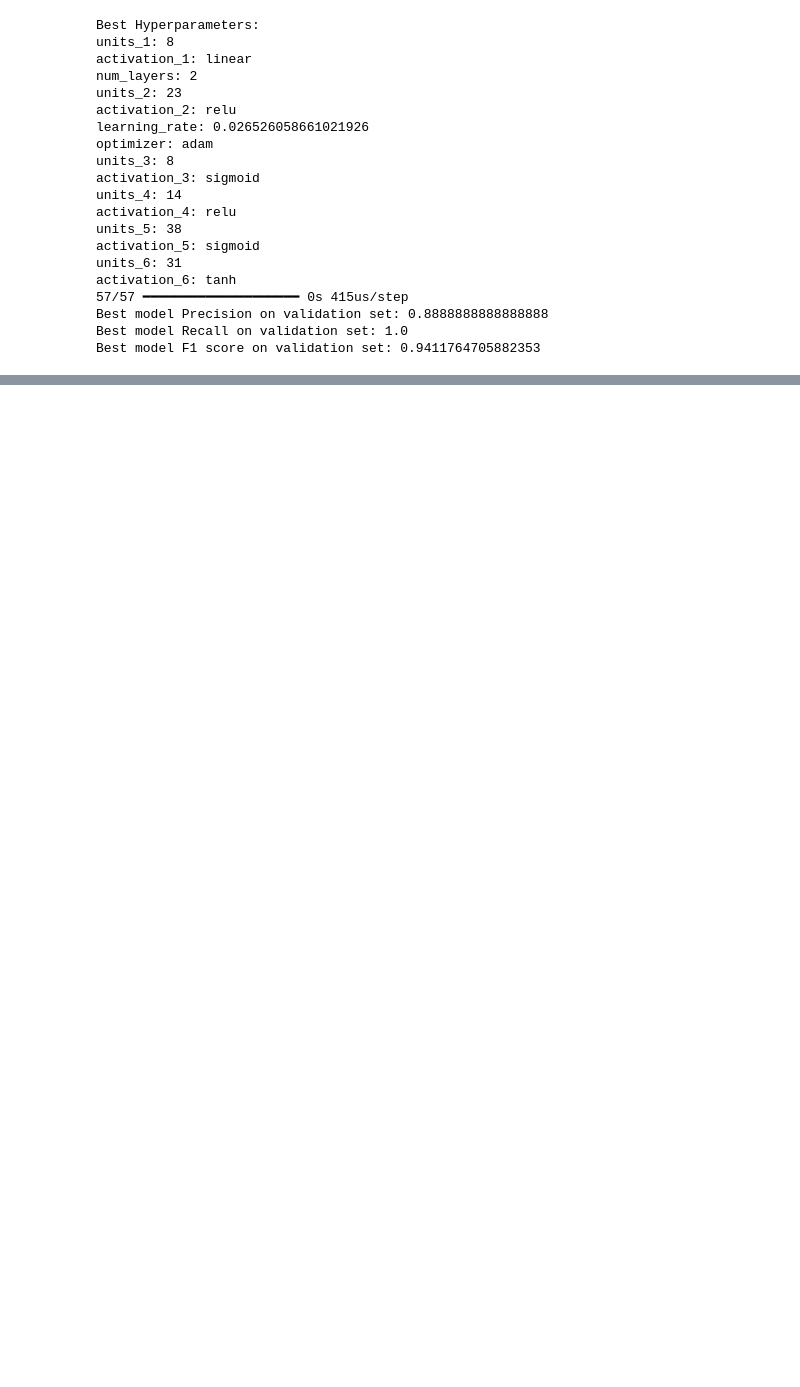
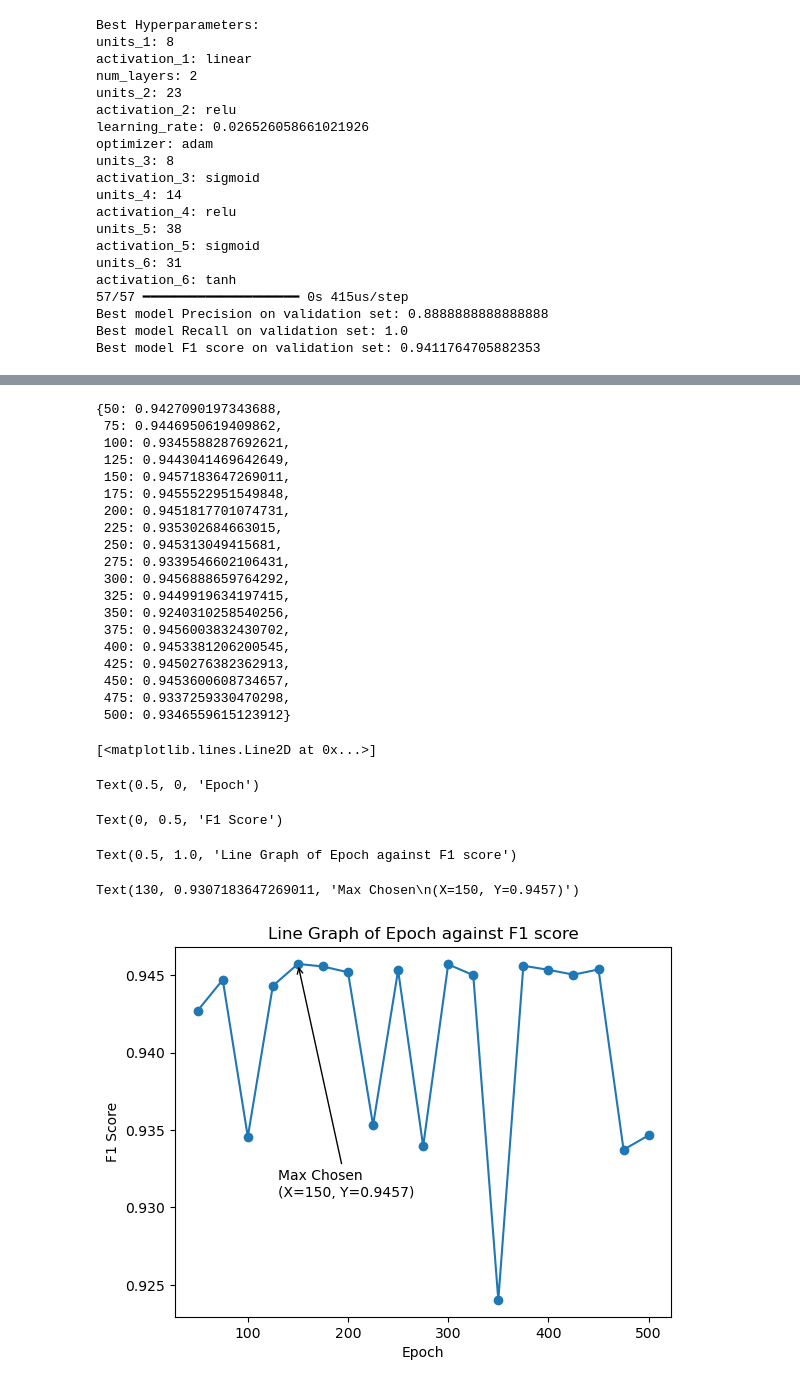
Before and after one commit to calebang/DSA312, a Jupyter notebook: Project_Part2/Neural_Network.ipynb, the cells around one changed output, grey strips where cells are left out. Drawn from its saved outputs; the diff is of its cells as text; code cells hidden in the pictures; blank space fills up the shorter version.

```diff
--- a/Project_Part2/Neural_Network.ipynb
+++ b/Project_Part2/Neural_Network.ipynb
@@ -122,4 +109,5 @@ F1-score: 0.9332
 # %%
+# Simplify parameters with 6 layers
 from tensorflow.keras import Sequential, layers
 from tensorflow.keras.layers import Dense
 from keras_tuner import HyperModel, RandomSearch, BayesianOptimization
@@ -135,23 +123,23 @@ class MyHyperModel(HyperModel):
 
         # First hidden layer with tunable units and activation
         model.add(Dense(
-            units=hp.Int('units_1', min_value=8, max_value=45, step=3),
-            activation=hp.Choice('activation_1', values=['relu', 'tanh', 'sigmoid', 'linear'])
+            units=hp.Int('units_1', min_value=8, max_value=45), # Tune units from a selection from 8 to 45
+            activation=hp.Choice('activation_1', values=['relu', 'tanh', 'sigmoid', 'linear']) # Tune activation from a selection
         ))
 
         # Adding up to 5 more hidden layers based on the hp.Int range from 1 to 5 additional layers
         for i in range(hp.Int('num_layers', 1, 5)):  # This creates 2 to 6 total hidden layers
             model.add(Dense(
-                units=hp.Int(f'units_{i+2}', min_value=8, max_value=45, step=3),
-                activation=hp.Choice(f'activation_{i+2}', values=['relu', 'tanh', 'sigmoid', 'linear'])
+                units=hp.Int(f'units_{i+2}', min_value=8, max_value=45), # Tune units from a selection from 8 to 45
+                activation=hp.Choice(f'activation_{i+2}', values=['relu', 'tanh', 'sigmoid', 'linear']) # Tune activation from a selection
             ))
 
         # Output layer for binary classification
         model.add(Dense(1, activation='sigmoid'))
 
         # Choosing the optimizer and learning rate as hyperparameters
-        learning_rate = hp.Float('learning_rate', min_value=1e-5, max_value=1e-1, sampling='log')
-        optimizer_choice = hp.Choice('optimizer', values=['sgd', 'adam', 'rmsprop', 'adagrad'])
+        learning_rate = hp.Float('learning_rate', min_value=1e-2, max_value=5e-1, sampling='log') # Tune learning rate from a selection from 0.01 to 0.5
+        optimizer_choice = hp.Choice('optimizer', values=['sgd', 'adam', 'rmsprop', 'adagrad'])   # Tune the choice of optimiser
 
         # Define optimizer based on choice
         if optimizer_choice == 'sgd':
@@ -1031,3 +337,48 @@ Precision: 0.7900, Recall: 1.0000, F1 Score: 0.8827
+# %%
+results # Epoch 200 is the ideal
+
+# Plotting the data as a line graph
+x_values = list(results.keys())
+y_values = list(results.values())
+# Coordinates for annotation
+x_annotation = 150
+y_annotation = results[x_annotation]
+
+plt.plot(x_values, y_values, marker='o', linestyle='-')
+plt.xlabel('Epoch')
+plt.ylabel('F1 Score')
+plt.title('Line Graph of Epoch against F1 score')
+plt.annotate(f'Max Chosen\n(X=150, Y={y_annotation:.4f})',
+             xy=(x_annotation, y_annotation), xytext=(x_annotation-20, y_annotation-0.015),
+             arrowprops=dict(facecolor='black', arrowstyle='->'))
+
+plt.show()
+# %% [output]
+{50: 0.9427090197343688,
+ 75: 0.9446950619409862,
+ 100: 0.9345588287692621,
+ 125: 0.9443041469642649,
+ 150: 0.9457183647269011,
+ 175: 0.9455522951549848,
+ 200: 0.9451817701074731,
+ 225: 0.935302684663015,
+ 250: 0.945313049415681,
+ 275: 0.9339546602106431,
+ 300: 0.9456888659764292,
+ 325: 0.9449919634197415,
+ 350: 0.9240310258540256,
+ 375: 0.9456003832430702,
+ 400: 0.9453381206200545,
+ 425: 0.9450276382362913,
+ 450: 0.9453600608734657,
+ 475: 0.9337259330470298,
+ 500: 0.9346559615123912}
+[<matplotlib.lines.Line2D at 0x...>]
+Text(0.5, 0, 'Epoch')
+Text(0, 0.5, 'F1 Score')
+Text(0.5, 1.0, 'Line Graph of Epoch against F1 score')
+Text(130, 0.9307183647269011, 'Max Chosen\n(X=150, Y=0.9457)')
+[figure, added]
 # %%
 # Set seeds for reproducibility
 random.seed(888)
```
Also changed, not shown: parts of 35 cells of this notebook.
